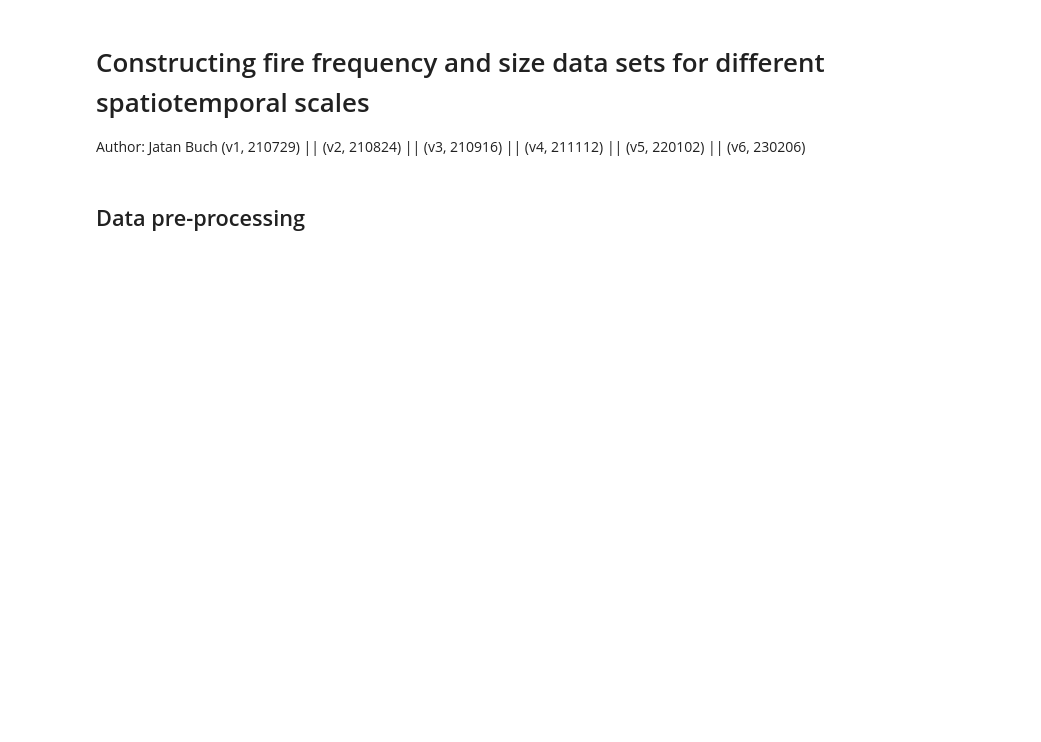
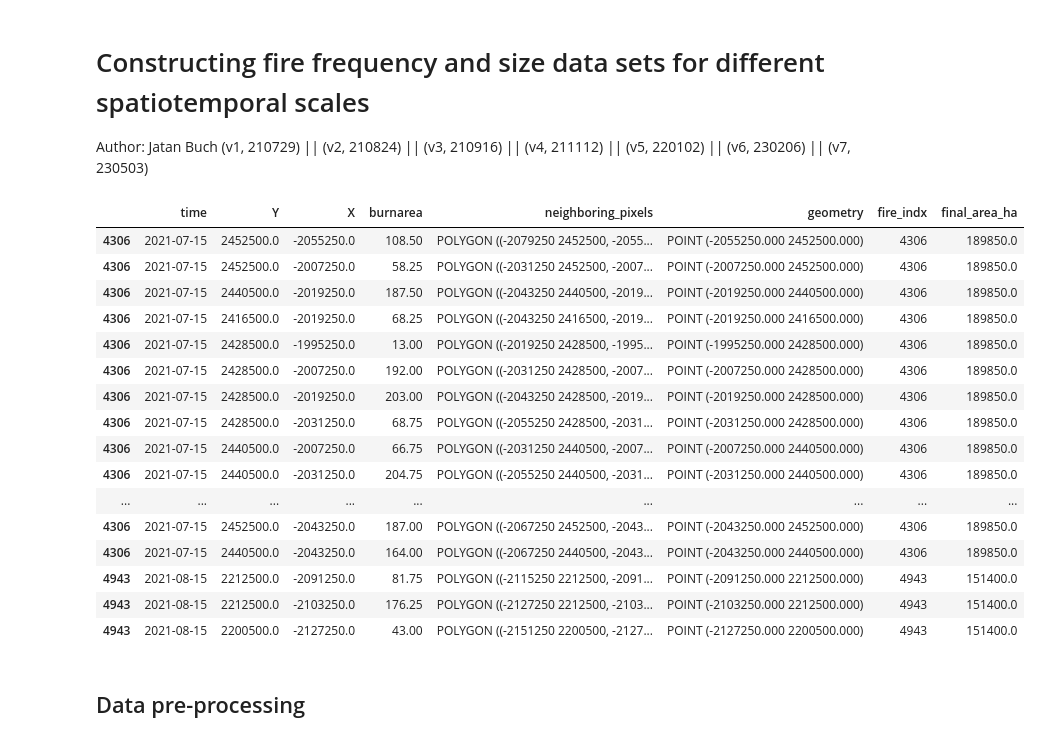
Before and after one commit to jtbuch/SEASFire, a Jupyter notebook: scripts/prelim_data_processing_and_analysis.ipynb, the cells around one changed output. Saved outputs shown, nothing was run; the diff lists cells and outputs as text; code cells hidden in the pictures; blank space fills up the shorter version.

```diff
--- a/scripts/prelim_data_processing_and_analysis.ipynb
+++ b/scripts/prelim_data_processing_and_analysis.ipynb
@@ -1,7 +1,7 @@
 # %% [markdown]
 # Constructing fire frequency and size data sets for different spatiotemporal scales
 
-Author: Jatan Buch (v1, 210729) || (v2, 210824) || (v3, 210916) || (v4, 211112) || (v5, 220102) || (v6, 230206)
+Author: Jatan Buch (v1, 210729) || (v2, 210824) || (v3, 210916) || (v4, 211112) || (v5, 220102) || (v6, 230206) || (v7, 230503)
 # %%
 import warnings
 warnings.filterwarnings('ignore')
@@ -55,3 +95,34 @@ cols_default = plt.rcParams['axes.prop_cycle'].by_key()['color']
+# %%
+# Calculating the area of each unique fire in hectares
+fireindxgroups= gdf.groupby('fire_indx')
+final_area_ha_arr= np.zeros(len(gdf))
+flag= 0
+for f in tqdm(fireindxgroups.groups.keys()):
+    final_area_ha_arr[flag:(flag+len(fireindxgroups.get_group(f)))]= fireindxgroups.get_group(f).burnarea.sum()*1e2
+    flag= flag + len(fireindxgroups.get_group(f))
+
+gdf.sort_values(by= ['fire_indx'], inplace= True)
+gdf['final_area_ha']= final_area_ha_arr
+# %%
+gdf[gdf.time.dt.year > 2020].sort_values(by= ['final_area_ha'], ascending= False).head(20)
+# %% [output]
+|  | time | Y | X | burnarea | neighboring_pixels | geometry | fire_indx | final_area_ha |
+| 4306 | 2021-07-15 | 2452500.0 | -2055250.0 | 108.50 | POLYGON ((-2079250 2452500, -2055... | POINT (-2055250.000 2452500.000) | 4306 | 189850.0 |
+| 4306 | 2021-07-15 | 2452500.0 | -2007250.0 | 58.25 | POLYGON ((-2031250 2452500, -2007... | POINT (-2007250.000 2452500.000) | 4306 | 189850.0 |
+| 4306 | 2021-07-15 | 2440500.0 | -2019250.0 | 187.50 | POLYGON ((-2043250 2440500, -2019... | POINT (-2019250.000 2440500.000) | 4306 | 189850.0 |
+| 4306 | 2021-07-15 | 2416500.0 | -2019250.0 | 68.25 | POLYGON ((-2043250 2416500, -2019... | POINT (-2019250.000 2416500.000) | 4306 | 189850.0 |
+| 4306 | 2021-07-15 | 2428500.0 | -1995250.0 | 13.00 | POLYGON ((-2019250 2428500, -1995... | POINT (-1995250.000 2428500.000) | 4306 | 189850.0 |
+| 4306 | 2021-07-15 | 2428500.0 | -2007250.0 | 192.00 | POLYGON ((-2031250 2428500, -2007... | POINT (-2007250.000 2428500.000) | 4306 | 189850.0 |
+| 4306 | 2021-07-15 | 2428500.0 | -2019250.0 | 203.00 | POLYGON ((-2043250 2428500, -2019... | POINT (-2019250.000 2428500.000) | 4306 | 189850.0 |
+| 4306 | 2021-07-15 | 2428500.0 | -2031250.0 | 68.75 | POLYGON ((-2055250 2428500, -2031... | POINT (-2031250.000 2428500.000) | 4306 | 189850.0 |
+| 4306 | 2021-07-15 | 2440500.0 | -2007250.0 | 66.75 | POLYGON ((-2031250 2440500, -2007... | POINT (-2007250.000 2440500.000) | 4306 | 189850.0 |
+| 4306 | 2021-07-15 | 2440500.0 | -2031250.0 | 204.75 | POLYGON ((-2055250 2440500, -2031... | POINT (-2031250.000 2440500.000) | 4306 | 189850.0 |
+| ... | ... | ... | ... | ... | ... | ... | ... | ... |
+| 4306 | 2021-07-15 | 2452500.0 | -2043250.0 | 187.00 | POLYGON ((-2067250 2452500, -2043... | POINT (-2043250.000 2452500.000) | 4306 | 189850.0 |
+| 4306 | 2021-07-15 | 2440500.0 | -2043250.0 | 164.00 | POLYGON ((-2067250 2440500, -2043... | POINT (-2043250.000 2440500.000) | 4306 | 189850.0 |
+| 4943 | 2021-08-15 | 2212500.0 | -2091250.0 | 81.75 | POLYGON ((-2115250 2212500, -2091... | POINT (-2091250.000 2212500.000) | 4943 | 151400.0 |
+| 4943 | 2021-08-15 | 2212500.0 | -2103250.0 | 176.25 | POLYGON ((-2127250 2212500, -2103... | POINT (-2103250.000 2212500.000) | 4943 | 151400.0 |
+| 4943 | 2021-08-15 | 2200500.0 | -2127250.0 | 43.00 | POLYGON ((-2151250 2200500, -2127... | POINT (-2127250.000 2200500.000) | 4943 | 151400.0 |
 # %% [markdown]
 ## Data pre-processing
 # %%
```
Also changed, not shown: parts of 9 cells of this notebook, 1 other file.
